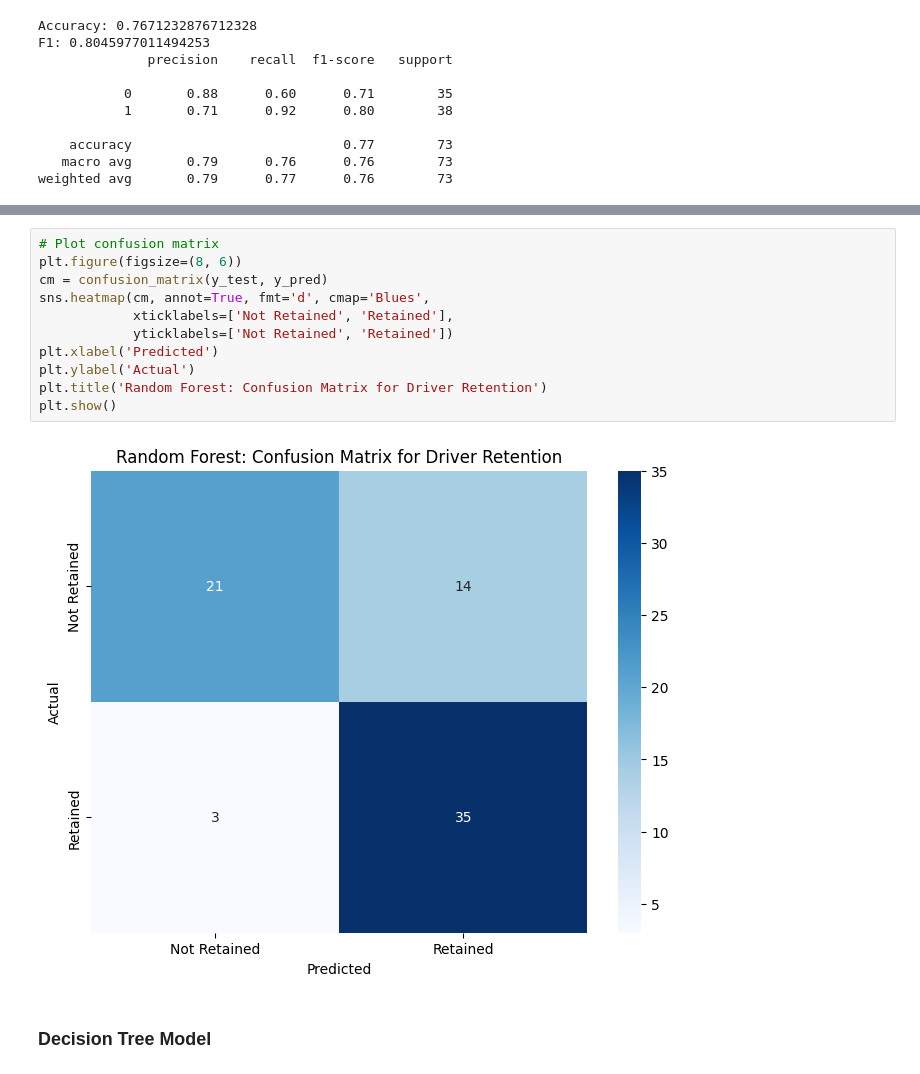
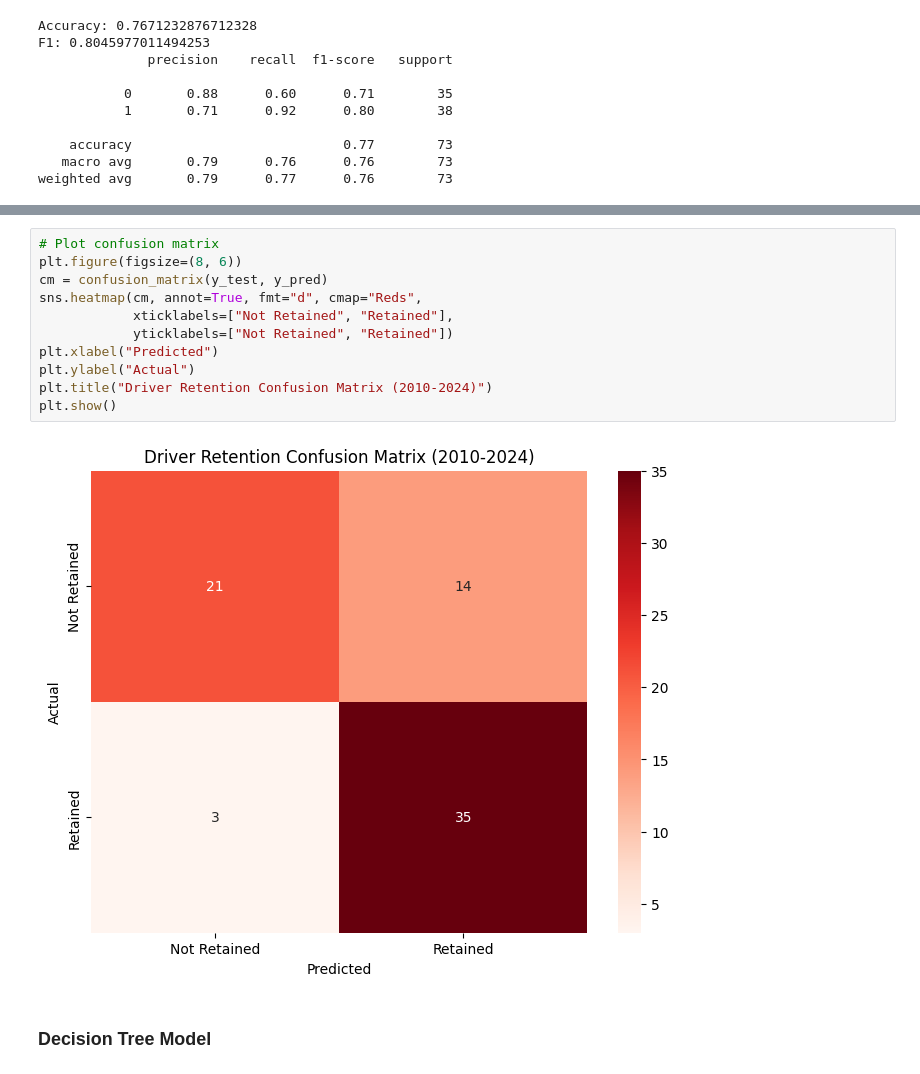
Before and after one commit to JackRWilson/Formula-1-Project, a Jupyter notebook: notebooks/f1_analysis.ipynb, the cells around one changed output, grey strips where cells are left out. Saved outputs shown, nothing was run; the diff lists cells and outputs as text.

```diff
--- a/notebooks/f1_analysis.ipynb
+++ b/notebooks/f1_analysis.ipynb
@@ -570,16 +570,16 @@ display(feature_importances.head(10))
 # %%
 # Plot confusion matrix
 plt.figure(figsize=(8, 6))
 cm = confusion_matrix(y_test, y_pred)
-sns.heatmap(cm, annot=True, fmt='d', cmap='Blues',
-            xticklabels=['Not Retained', 'Retained'],
-            yticklabels=['Not Retained', 'Retained'])
-plt.xlabel('Predicted')
-plt.ylabel('Actual')
-plt.title('Random Forest: Confusion Matrix for Driver Retention')
+sns.heatmap(cm, annot=True, fmt="d", cmap="Reds",
+            xticklabels=["Not Retained", "Retained"],
+            yticklabels=["Not Retained", "Retained"])
+plt.xlabel("Predicted")
+plt.ylabel("Actual")
+plt.title("Driver Retention Confusion Matrix (2010-2024)")
 plt.show()
 # %% [output]
-[figure, old version]
+[figure, new version]
 # %% [markdown]
 ### Decision Tree Model
 # %%
```
Also changed, not shown: parts of 6 cells of this notebook.
